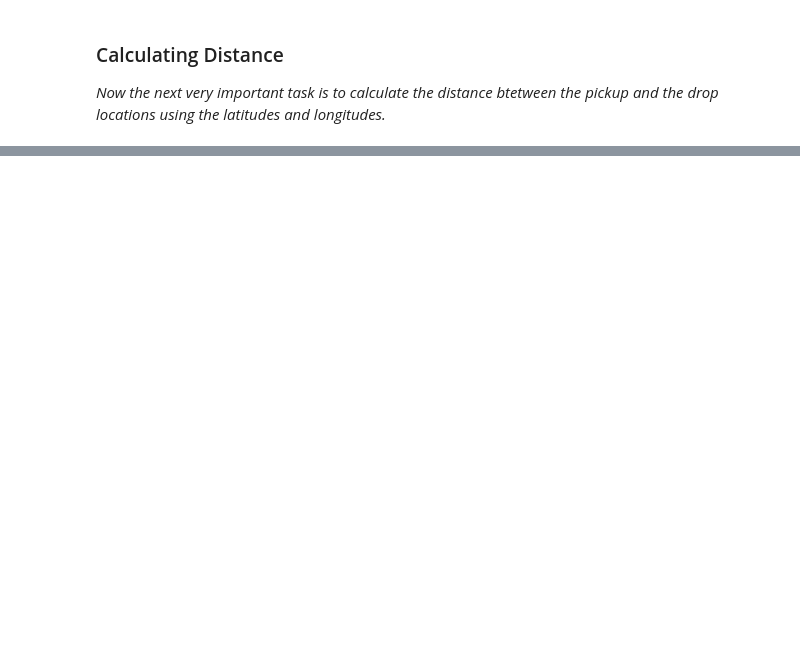
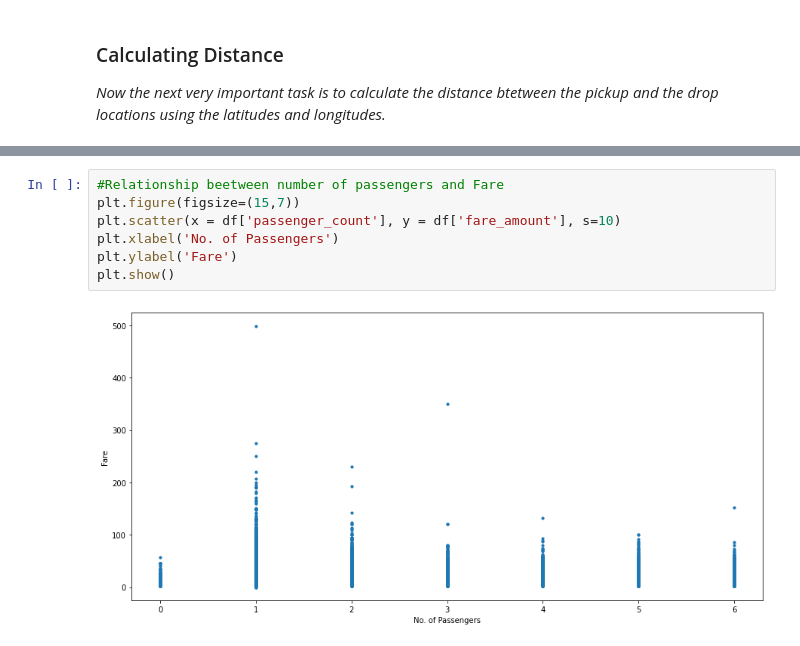
Before and after one commit to saahilahujaa/Passenger-Fare-Amount-Prediction, a Jupyter notebook: Passenger_Fare_Amount_Prediction.ipynb, the cells around one changed output, grey strips where cells are left out. Drawn from its saved outputs; the diff is of its cells as text; blank space fills up the shorter version.

```diff
--- a/Passenger_Fare_Amount_Prediction.ipynb
+++ b/Passenger_Fare_Amount_Prediction.ipynb
@@ -319,0 +417,9 @@ hs.haversine?
+# %%
+#Relationship beetween number of passengers and Fare
+plt.figure(figsize=(15,7))
+plt.scatter(x = df['passenger_count'], y = df['fare_amount'], s=10)
+plt.xlabel('No. of Passengers')
+plt.ylabel('Fare')
+plt.show()
+# %% [output]
+[figure, added]
```
Also changed, not shown: parts of 86 cells of this notebook.
